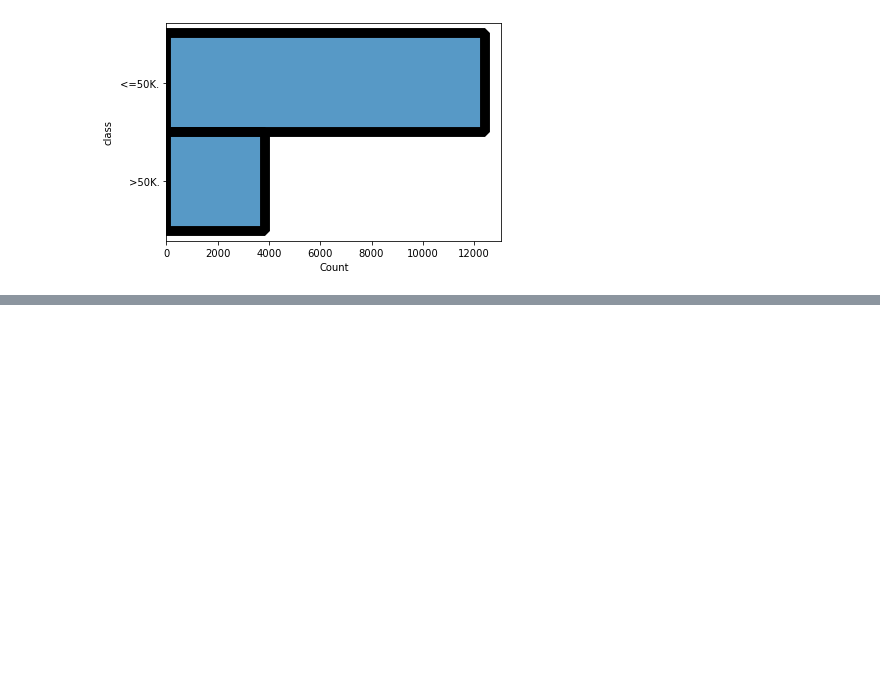
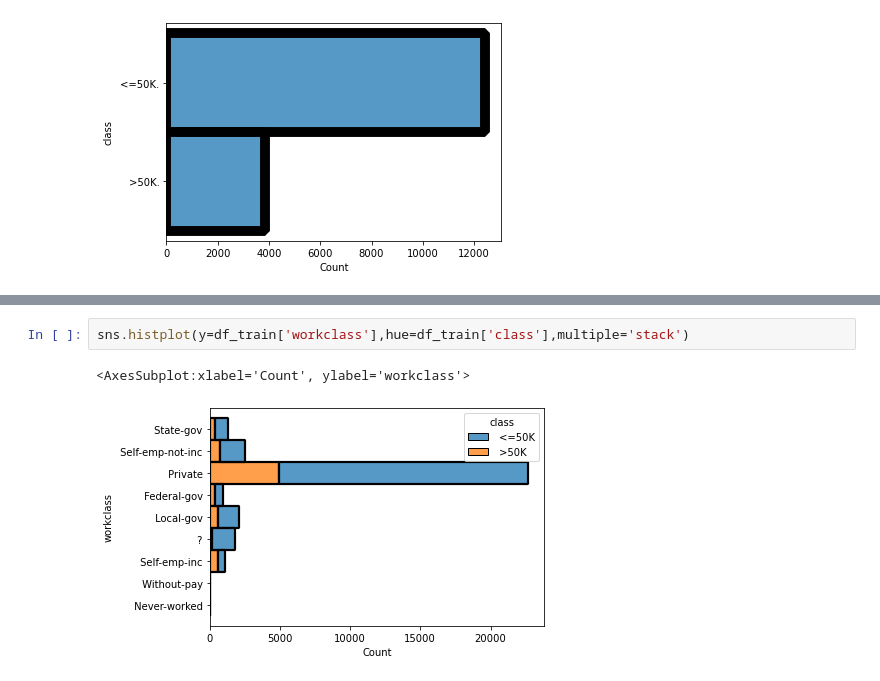
Before and after one commit to luismoralesphysics/Aunalytics_DA_assessment, a Jupyter notebook: segmentation.ipynb, the cells around one changed output, grey strips where cells are left out. Saved outputs shown, nothing was run; the diff lists cells and outputs as text; blank space fills up the shorter version.

```diff
--- a/segmentation.ipynb
+++ b/segmentation.ipynb
@@ -229,0 +237,5 @@ sns.histplot(y=df_test['class'])
+# %%
+sns.histplot(y=df_train['workclass'],hue=df_train['class'],multiple='stack')
+# %% [output]
+<AxesSubplot:xlabel='Count', ylabel='workclass'>
+[figure, added]
```
Also changed, not shown: parts of 13 cells of this notebook.
